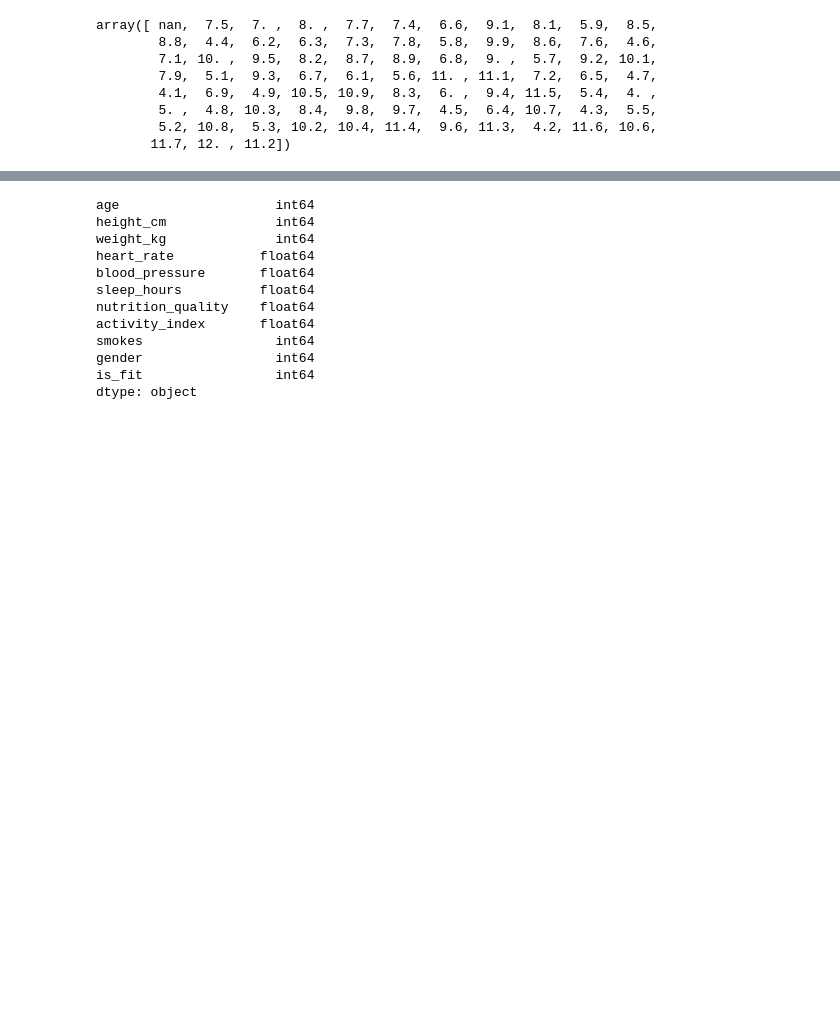
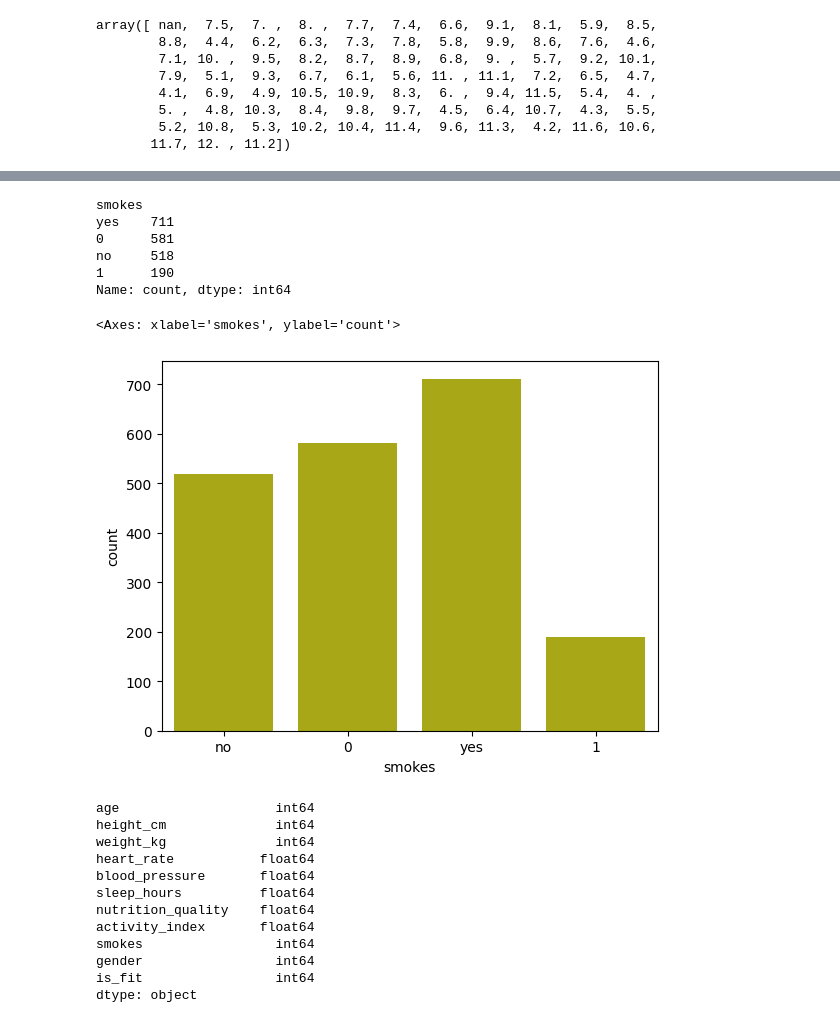
Before and after one commit to adisha-kamal/machine_learning_svm_algorithm, a Jupyter notebook: fitness.ipynb, the cells around one changed output, grey strips where cells are left out. Drawn from its saved outputs; the diff is of its cells as text; code cells hidden in the pictures; blank space fills up the shorter version.

```diff
--- a/fitness.ipynb
+++ b/fitness.ipynb
@@ -79,3 +92,17 @@ df['sleep_hours']=df['sleep_hours'].fillna(df['sleep_hours'].mean())
+# %%
+df['smokes'].value_counts()
+# %% [output]
+smokes
+yes    711
+0      581
+no     518
+1      190
+Name: count, dtype: int64
+# %%
+sns.countplot(x=df['smokes'],data=df,color='y')
+# %% [output]
+<Axes: xlabel='smokes', ylabel='count'>
+[figure, added]
 # %%
 from sklearn.preprocessing import LabelEncoder
 lab=LabelEncoder()
```
Also changed, not shown: parts of 3 cells of this notebook.
